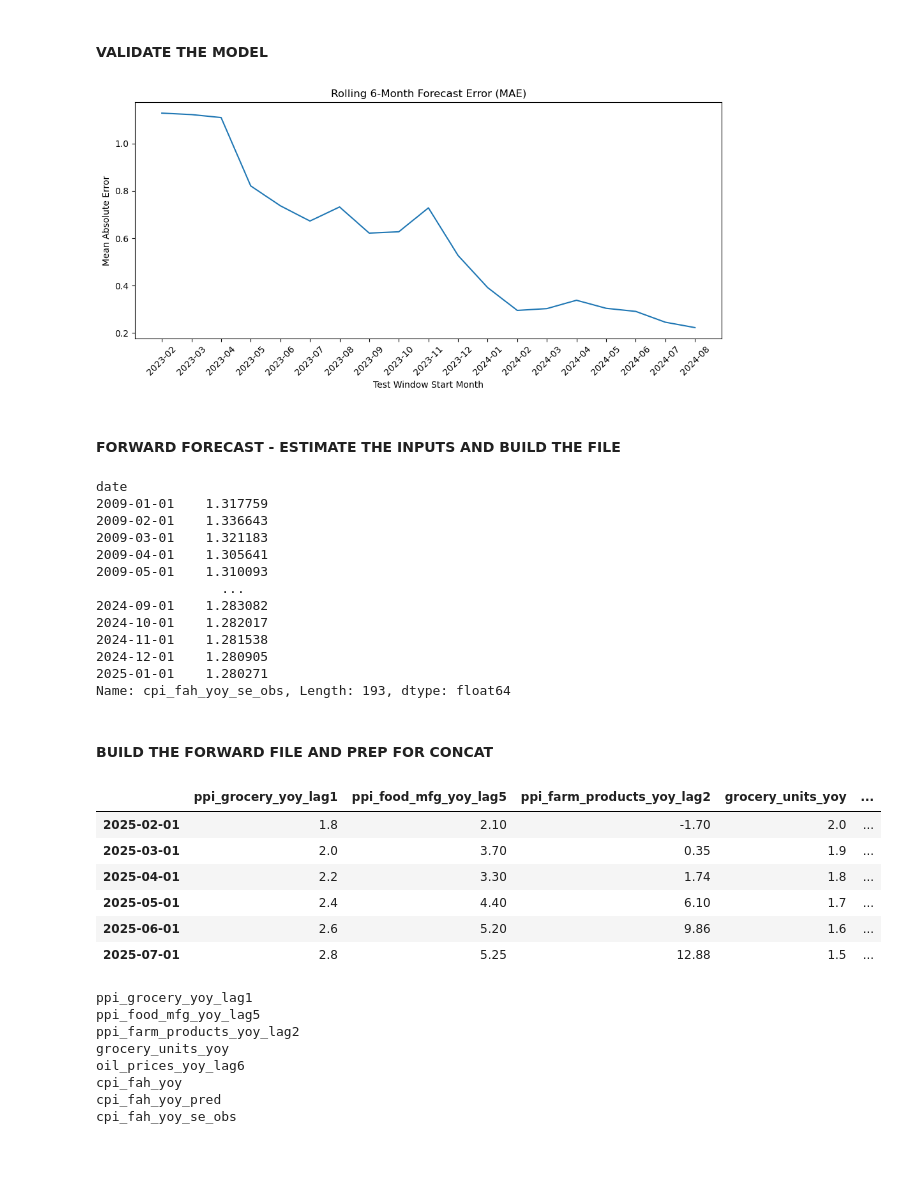
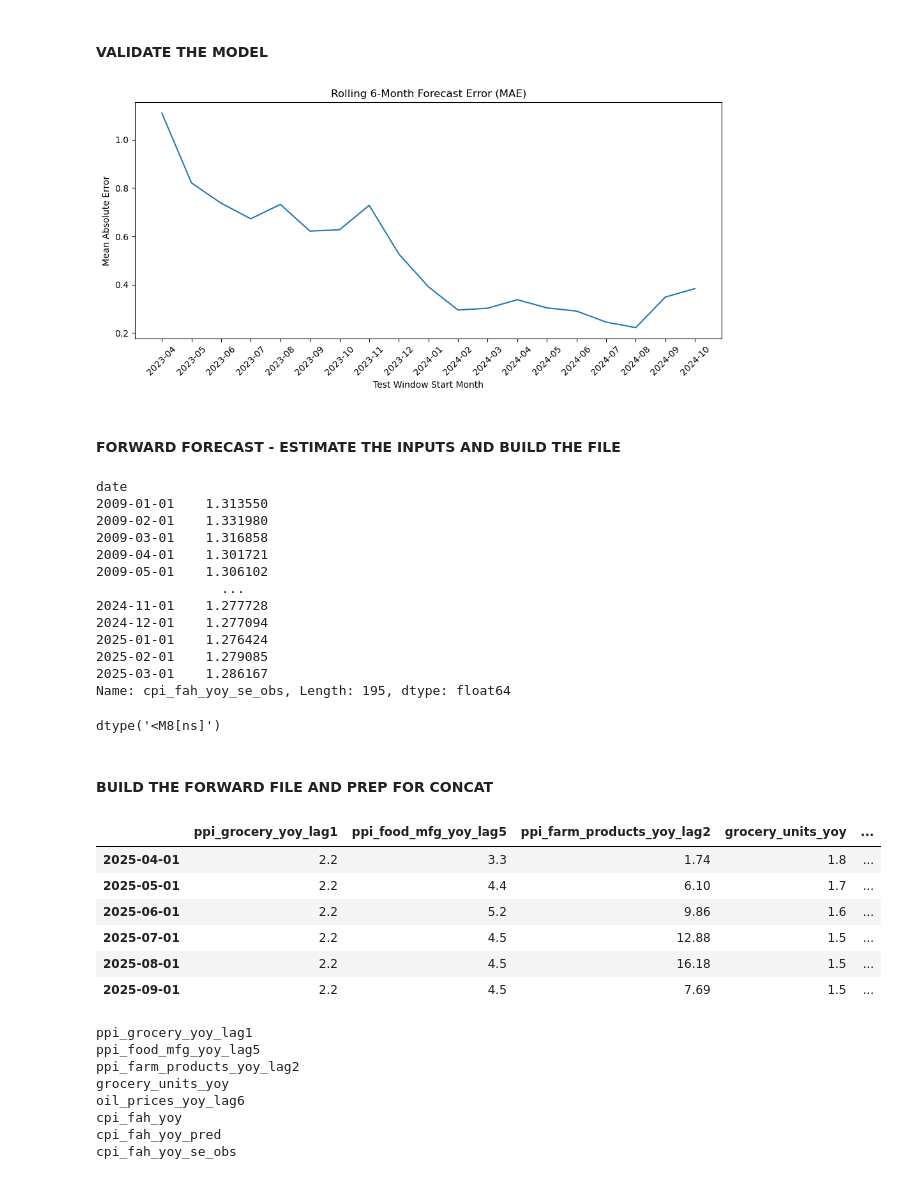
Before and after one commit to Plan-kton/cpi_fah_fcst, a Jupyter notebook: FRED_Forward_CPIFAH_Forecast.ipynb, the cells around one changed output. Saved outputs shown, nothing was run; the diff lists cells and outputs as text; code cells hidden in the pictures.

```diff
--- a/FRED_Forward_CPIFAH_Forecast.ipynb
+++ b/FRED_Forward_CPIFAH_Forecast.ipynb
@@ -18,8 +18,10 @@ from statsmodels.tsa.stattools import adfuller
 # %%
 # Create the foundational dataset
 df = pd.read_csv('cpi_fah_eda_dataset.csv')
+df_fcst = pd.read_csv('cpi_fah_forecast_month.csv')
+df_fcst = df_fcst.set_index('month')
 df['date'] = pd.to_datetime(df['date'], format='%Y-%m-%d')
-df = df[(df['date'] >= '2009-01-01') & (df['date'] <= '2025-01-01')] # need to clear out all of the missing data due to lags
+df = df[(df['date'] >= '2009-01-01') & (df['date'] <= '2025-03-01')] # need to clear out all of the missing data due to lags
 df = df.reset_index().set_index('date').drop(columns = 'index')
 # %%
 for col in df.columns:
@@ -57,0 +69,2 @@ Series([], dtype: int64)
+# %%
+df = df.ffill()
@@ -316,90 +338,93 @@ plt.ylabel('Mean Absolute Error')
 plt.tight_layout()
 plt.show()
 # %% [output]
-[figure, old version]
+[figure, new version]
 # %% [markdown]
 #### FORWARD FORECAST - ESTIMATE THE INPUTS AND BUILD THE FILE ####
 # %%
 #Independent forward forecast estimates
 
-ppi_grocery_yoy_dic = {pd.Timestamp('2025-02-01'): 1.8, pd.Timestamp('2025-03-01'): 2.0, pd.Timestamp('2025-04-01'): 2.2, pd.Timestamp('2025-05-01'): 2.4,
-                pd.Timestamp('2025-06-01'): 2.6, pd.Timestamp('2025-07-01'): 2.8}
+ppi_grocery_yoy_dic = {pd.Timestamp('2025-04-01'): 2.2, pd.Timestamp('2025-05-01'): 2.2, pd.Timestamp('2025-06-01'): 2.2, pd.Timestamp('2025-07-01'): 2.2,
+                       pd.Timestamp('2025-08-01'): 2.2, pd.Timestamp('2025-09-01'): 2.2}
 
-ppi_mfg_yoy_dic = {pd.Timestamp('2025-02-01'): 2.1, pd.Timestamp('2025-03-01'): 3.7, pd.Timestamp('2025-04-01'): 3.3, pd.Timestamp('2025-05-01'): 4.4,
-                pd.Timestamp('2025-06-01'): 5.2, pd.Timestamp('2025-07-01'): 5.25}
+ppi_mfg_yoy_dic = {pd.Timestamp('2025-04-01'): 3.3, pd.Timestamp('2025-05-01'): 4.4, pd.Timestamp('2025-06-01'): 5.2, pd.Timestamp('2025-07-01'): 4.5,
+                   pd.Timestamp('2025-08-01'): 4.5, pd.Timestamp('2025-09-01'): 4.5}
 
-ppi_farm_products_yoy_dic = {pd.Timestamp('2025-02-01'): -1.7, pd.Timestamp('2025-03-01'): 0.35, pd.Timestamp('2025-04-01'): 1.74, pd.Timestamp('2025-05-01'): 6.1,
-                pd.Timestamp('2025-06-01'): 9.86, pd.Timestamp('2025-07-01'): 12.88}
+# six month lag. Farm product value should be six months ahead the current month
+ppi_farm_products_yoy_dic = {pd.Timestamp('2025-04-01'): 1.74, pd.Timestamp('2025-05-01'): 6.1, pd.Timestamp('2025-06-01'): 9.86, pd.Timestamp('2025-07-01'): 12.88,
+                             pd.Timestamp('2025-08-01'): 16.18, pd.Timestamp('2025-09-01'): 7.69}
 
-us_grocery_units_yoy_dic = {pd.Timestamp('2025-02-01'): 2.0, pd.Timestamp('2025-03-01'): 1.9, pd.Timestamp('2025-04-01'): 1.8, pd.Timestamp('2025-05-01'): 1.7,
-                pd.Timestamp('2025-06-01'): 1.6, pd.Timestamp('2025-07-01'): 1.5}
+us_grocery_units_yoy_dic = {pd.Timestamp('2025-04-01'): 1.8, pd.Timestamp('2025-05-01'): 1.7, pd.Timestamp('2025-06-01'): 1.6, pd.Timestamp('2025-07-01'): 1.5,
+                            pd.Timestamp('2025-08-01'): 1.5, pd.Timestamp('2025-09-01'): 1.5}
 
-oil_prices_yoy_dic = {pd.Timestamp('2025-02-01'): -15.9, pd.Timestamp('2025-03-01'): -9.95, pd.Timestamp('2025-04-01'): -2.47, pd.Timestamp('2025-05-01'): 2.14,
-                pd.Timestamp('2025-06-01'): -7.39, pd.Timestamp('2025-07-01'): -16.04}
+oil_prices_yoy_dic = {pd.Timestamp('2025-04-01'): 8, pd.Timestamp('2025-05-01'): -6, pd.Timestamp('2025-06-01'): -21, pd.Timestamp('2025-07-01'): -16,
+                      pd.Timestamp('2025-08-01'): -10, pd.Timestamp('2025-09-01'): -2}
 # %%
 df['cpi_fah_yoy_se_obs']
 # %% [output]
 date
-2009-01-01    1.317759
-2009-02-01    1.336643
-2009-03-01    1.321183
-2009-04-01    1.305641
-2009-05-01    1.310093
+2009-01-01    1.313550
+2009-02-01    1.331980
+2009-03-01    1.316858
+2009-04-01    1.301721
+2009-05-01    1.306102
                 ...
-2024-09-01    1.283082
-2024-10-01    1.282017
-2024-11-01    1.281538
-2024-12-01    1.280905
-2025-01-01    1.280271
-Name: cpi_fah_yoy_se_obs, Length: 193, dtype: float64
+2024-11-01    1.277728
+2024-12-01    1.277094
+2025-01-01    1.276424
+2025-02-01    1.279085
+2025-03-01    1.286167
+Name: cpi_fah_yoy_se_obs, Length: 195, dtype: float64
+# %%
+df.index.dtype
+# %% [output]
+dtype('<M8[ns]')
 # %% [markdown]
 #### BUILD THE FORWARD FILE AND PREP FOR CONCAT ####
 # %%
 # Define the forward forecast period and build the file
 
+start = pd.Timestamp("2025-04-01")
+end = pd.Timestamp("2025-09-01")
+
 # Build the df based on the date range.  The months become the index
-forecast_months = pd.date_range("2025-02-01", "2025-07-01", freq="MS")
+forecast_months = pd.date_range(start, end, freq="MS")
 forward_df = pd.DataFrame(index=forecast_months)
 
 # Fill in known inputs by defining the previous year values so we can estimate the YOY values for the forecast
 # THis loop grabs last years value and then applies the growth rate to calculate the future input value
 # date and prev_year are the outputs that are inserted into the formulas below
 for date in forecast_months:
     prev_year = date - pd.DateOffset(years=1)
 
     forward_df.loc[date, "ppi_grocery_yoy_lag1"] = ppi_grocery_yoy_dic[date]
     forward_df.loc[date, "ppi_food_mfg_yoy_lag5"] = ppi_mfg_yoy_dic[date]
     forward_df.loc[date, "ppi_farm_products_yoy_lag2"] = ppi_farm_products_yoy_dic[date]
     forward_df.loc[date, "grocery_units_yoy"] = us_grocery_units_yoy_dic[date]
     forward_df.loc[date, "oil_prices_yoy_lag6"] = oil_prices_yoy_dic[date]
-
-# # Initialize lag variable
-# last_known_value = df.loc["2025-01-01", "cpi_fah"]
-# forward_df["us_grocery_sales_lag1"] = np.nan
-# forward_df.loc[forecast_months[0], "us_grocery_sales_lag1"] = last_known_value
 
 # Add empty columns for forecast and intervals
 forward_df["cpi_fah_yoy"] = np.nan
 forward_df["cpi_fah_yoy_pred"] = np.nan
 
 # Pull the 6 months of SE values from one year ago
 se_obs_values = df['cpi_fah_yoy_se_obs'].iloc[-12:-6].copy()
 
 # Shift the index forward to 2025
 se_obs_values.index = se_obs_values.index + pd.DateOffset(years=1)
 
 # Assign these shifted SE values into forward_df
 forward_df.loc[se_obs_values.index, 'cpi_fah_yoy_se_obs'] = se_obs_values
 
 forward_df
 # %% [output]
 |  | ppi_grocery_yoy_lag1 | ppi_food_mfg_yoy_lag5 | ppi_farm_products_yoy_lag2 | grocery_units_yoy | ... |
-| 2025-02-01 | 1.8 | 2.10 | -1.70 | 2.0 | ... |
-| 2025-03-01 | 2.0 | 3.70 | 0.35 | 1.9 | ... |
-| 2025-04-01 | 2.2 | 3.30 | 1.74 | 1.8 | ... |
-| 2025-05-01 | 2.4 | 4.40 | 6.10 | 1.7 | ... |
-| 2025-06-01 | 2.6 | 5.20 | 9.86 | 1.6 | ... |
-| 2025-07-01 | 2.8 | 5.25 | 12.88 | 1.5 | ... |
+| 2025-04-01 | 2.2 | 3.3 | 1.74 | 1.8 | ... |
+| 2025-05-01 | 2.2 | 4.4 | 6.10 | 1.7 | ... |
+| 2025-06-01 | 2.2 | 5.2 | 9.86 | 1.6 | ... |
+| 2025-07-01 | 2.2 | 4.5 | 12.88 | 1.5 | ... |
+| 2025-08-01 | 2.2 | 4.5 | 16.18 | 1.5 | ... |
+| 2025-09-01 | 2.2 | 4.5 | 7.69 | 1.5 | ... |
 # %%
 for col in forward_df.columns:
     print(col)
```
Also changed, not shown: parts of 19 cells of this notebook, 3 other files.
